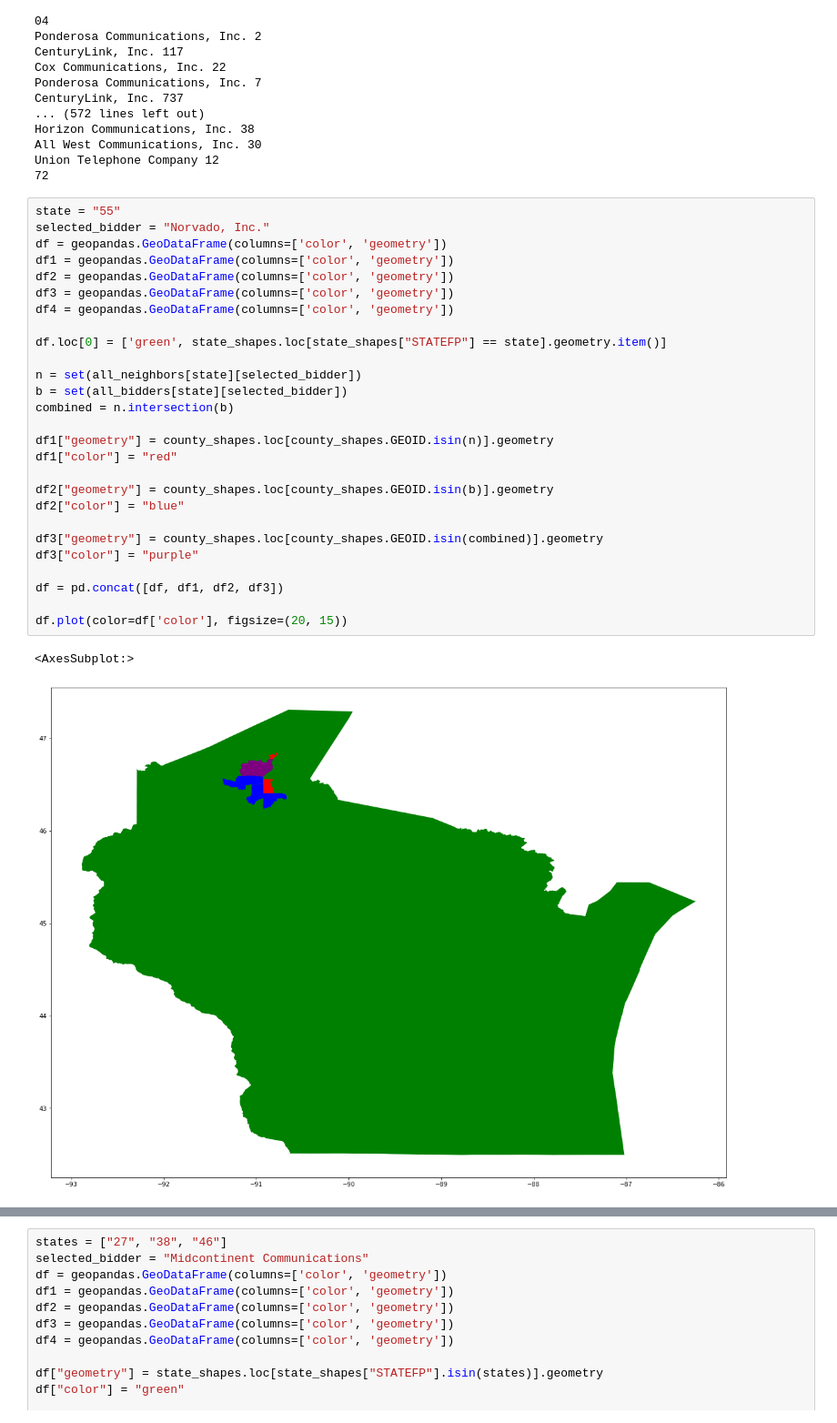
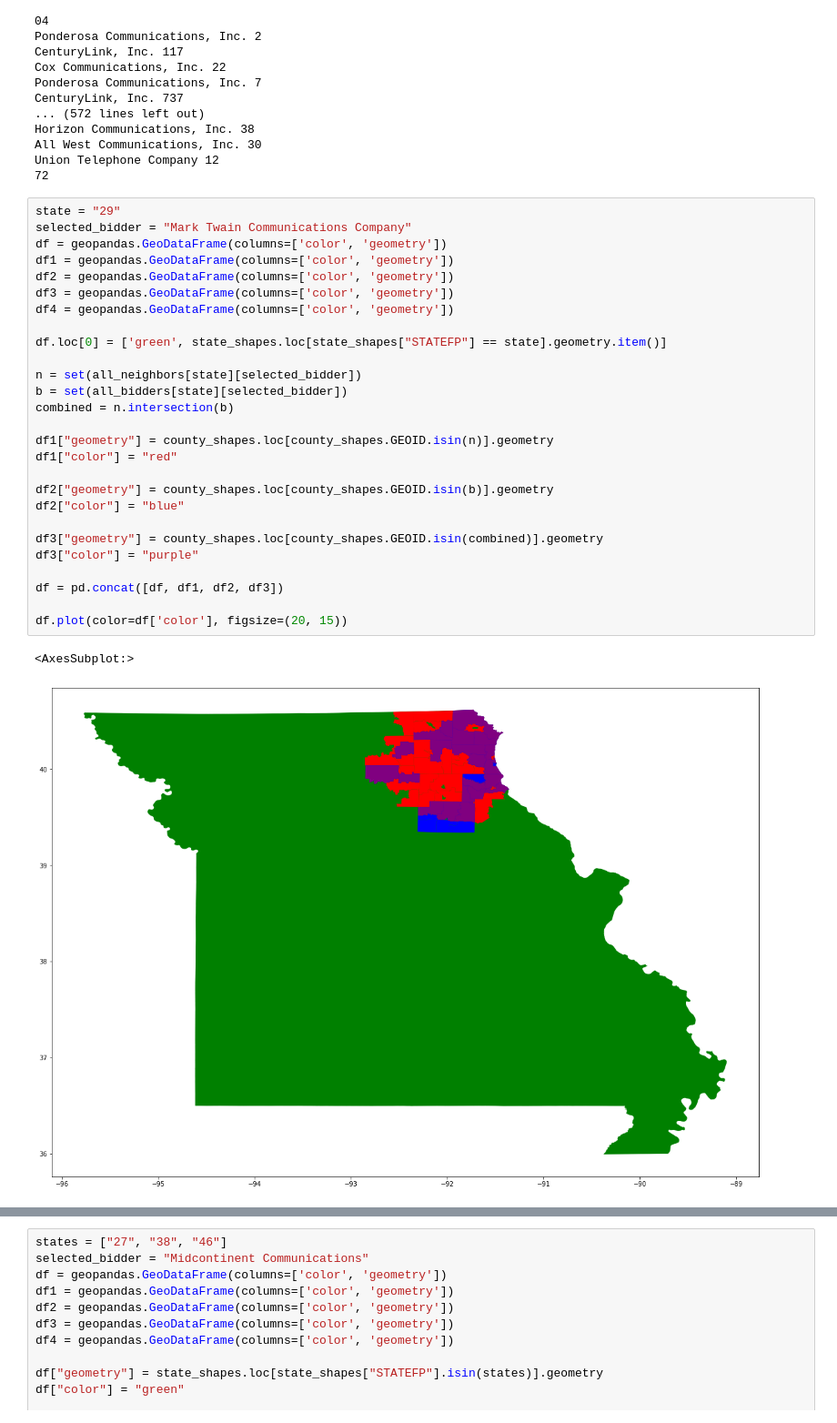
Before and after one commit to PrathamSoni/FCC904, a Jupyter notebook: neighbors.ipynb, the cells around one changed output, grey strips where cells are left out. Shown at 91% size. Saved outputs shown, nothing was run; the diff lists cells and outputs as text.

```diff
--- a/neighbors.ipynb
+++ b/neighbors.ipynb
@@ -199,35 +200,35 @@ All West Communications, Inc. 30
 Union Telephone Company 12
 72
 # %%
-state = "55"
-selected_bidder = "Norvado, Inc."
+state = "29"
+selected_bidder = "Mark Twain Communications Company"
 df = geopandas.GeoDataFrame(columns=['color', 'geometry'])
 df1 = geopandas.GeoDataFrame(columns=['color', 'geometry'])
 df2 = geopandas.GeoDataFrame(columns=['color', 'geometry'])
 df3 = geopandas.GeoDataFrame(columns=['color', 'geometry'])
 df4 = geopandas.GeoDataFrame(columns=['color', 'geometry'])
 
 df.loc[0] = ['green', state_shapes.loc[state_shapes["STATEFP"] == state].geometry.item()]
 
 n = set(all_neighbors[state][selected_bidder])
 b = set(all_bidders[state][selected_bidder])
 combined = n.intersection(b)
 
 df1["geometry"] = county_shapes.loc[county_shapes.GEOID.isin(n)].geometry
 df1["color"] = "red"
 
 df2["geometry"] = county_shapes.loc[county_shapes.GEOID.isin(b)].geometry
 df2["color"] = "blue"
 
 df3["geometry"] = county_shapes.loc[county_shapes.GEOID.isin(combined)].geometry
 df3["color"] = "purple"
 
 df = pd.concat([df, df1, df2, df3])
 
 df.plot(color=df['color'], figsize=(20, 15))
 # %% [output]
 <AxesSubplot:>
-[figure, old version]
+[figure, new version]
 # %%
 df = geopandas.GeoDataFrame(columns=['color', 'geometry'])
 df1 = geopandas.GeoDataFrame(columns=['color', 'geometry'])
```
Also changed, not shown: parts of 10 cells of this notebook, 5 other files.
